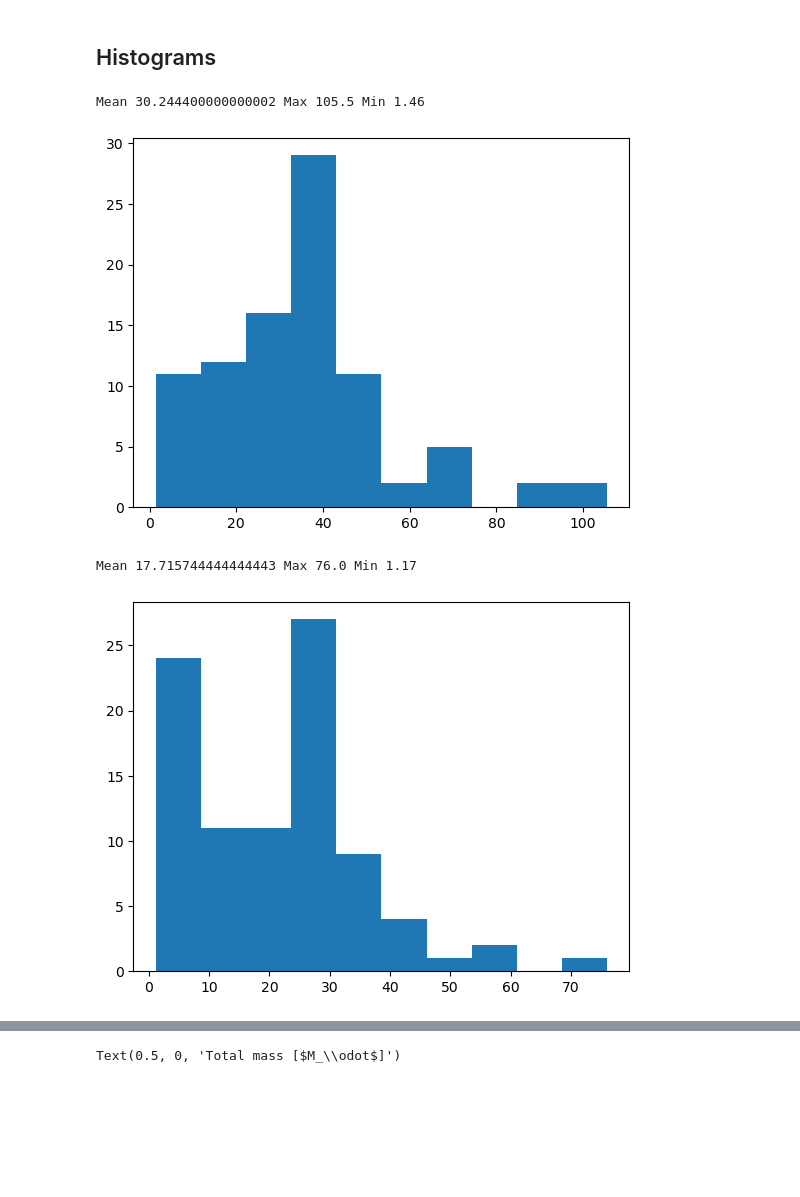
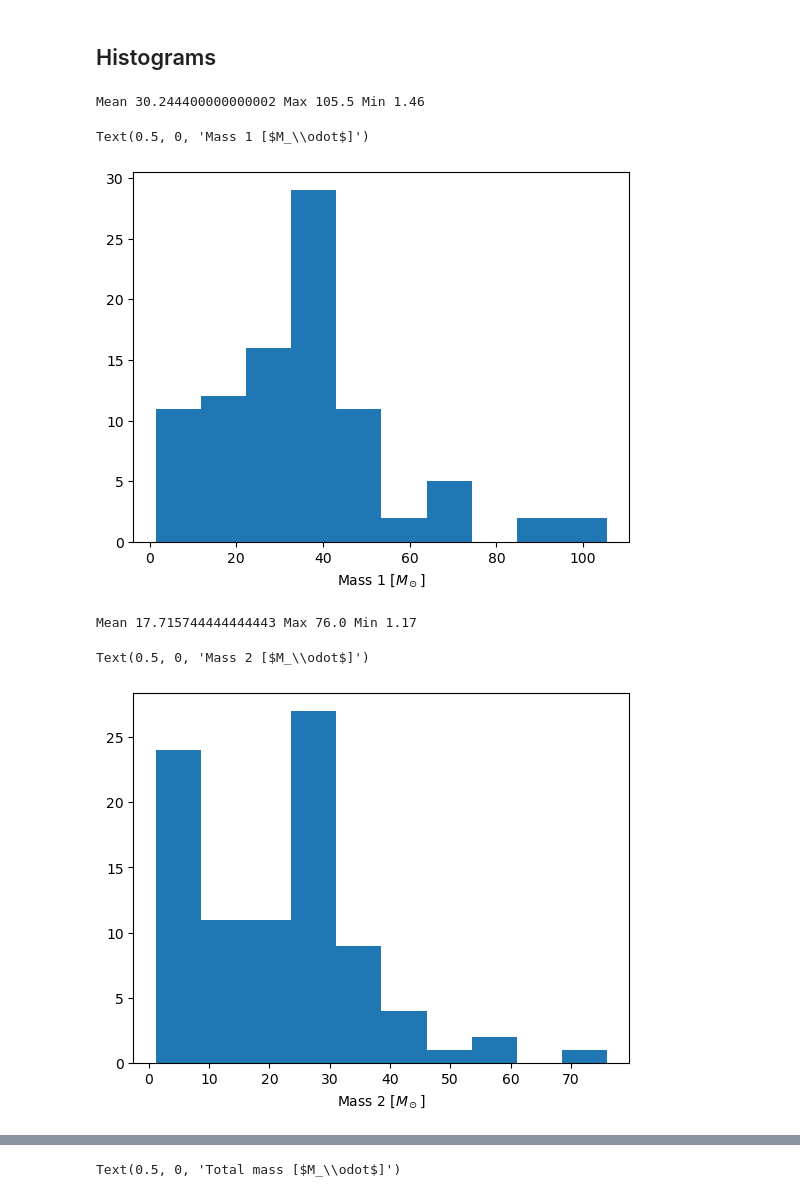
Before and after one commit to Sareva00/LIGO-project, a Jupyter notebook: properties.ipynb, the cells around one changed output, grey strips where cells are left out. Saved outputs shown, nothing was run; the diff lists cells and outputs as text; code cells hidden in the pictures; blank space fills up the shorter version.

```diff
--- a/properties.ipynb
+++ b/properties.ipynb
@@ -64,17 +64,19 @@ Text(0, 0.5, 'mass2')
 # %%
 counts, bins = np.histogram(prop["mass_1"])
 plt.stairs(counts, bins, fill = True)
 bins= np.delete(bins, 10)
 
 
 mean = np.average(bins, weights= counts)
 max = np.max(prop["mass_1"])
 min = np.min (prop["mass_1"])
 
 print("Mean" , mean, "Max", max, "Min",min)
+plt.xlabel("Mass 1 [$M_\odot$]")
 # %% [output]
 Mean 30.244400000000002 Max 105.5 Min 1.46
+Text(0.5, 0, 'Mass 1 [$M_\\odot$]')
-[figure, old version]
+[figure, new version]
 # %%
 counts, bins = np.histogram(prop["mass_2"])
 plt.stairs(counts, bins, fill = True)
@@ -86,9 +88,11 @@ max = np.max(prop["mass_2"])
 min = np.min (prop["mass_2"])
 
 print("Mean" , mean, "Max", max, "Min",min)
+plt.xlabel("Mass 2 [$M_\odot$]")
 # %% [output]
 Mean 17.715744444444443 Max 76.0 Min 1.17
+Text(0.5, 0, 'Mass 2 [$M_\\odot$]')
-[figure, old version]
+[figure, new version]
 # %%
 counts, bins = np.histogram(q)
 plt.stairs(counts, bins, fill = True)
```
Also changed, not shown: parts of 16 cells of this notebook, 1 other file.
